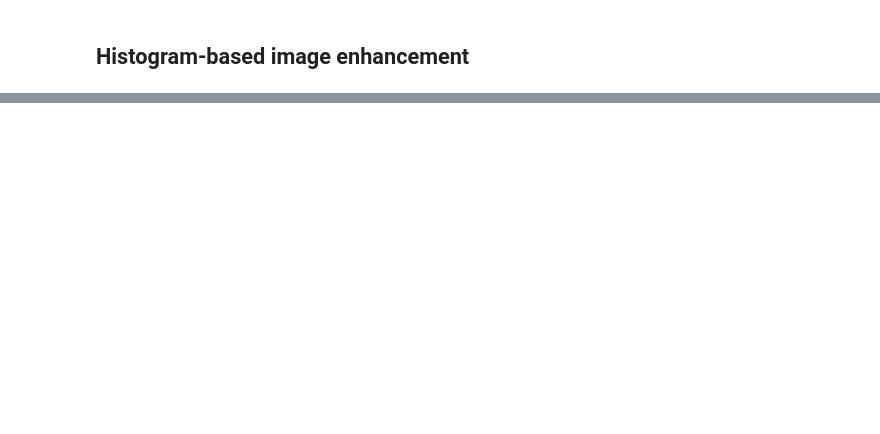
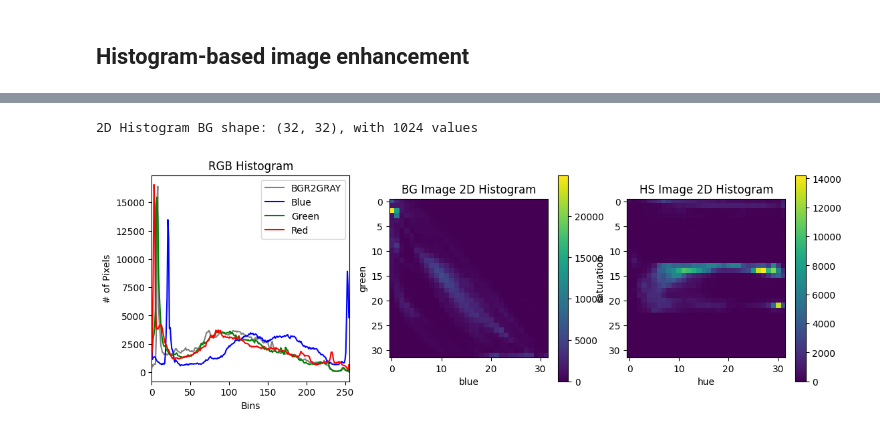
Before and after one commit to kkariste/Image-Enhancement, a Jupyter notebook: histogram_enhancement.ipynb, the cells around one changed output, grey strips where cells are left out. Drawn from its saved outputs; the diff is of its cells as text; code cells hidden in the pictures; blank space fills up the shorter version.

```diff
--- a/histogram_enhancement.ipynb
+++ b/histogram_enhancement.ipynb
@@ -72,0 +62,43 @@ plt.show()
+# %%
+# Read messi image
+messi_bgr = cv2.imread("Images/messi.jpg", cv2.IMREAD_COLOR)
+messi_gray = cv2.cvtColor(messi_bgr, cv2.COLOR_BGR2GRAY)
+messi_hsv = cv2.cvtColor(messi_bgr, cv2.COLOR_BGR2HSV)
+
+# Compute messi histogram
+# We can't plot a 3D histogram
+messi_hist2D_bg = cv2.calcHist([messi_bgr], [0,1], None, [32, 32], [0, 256, 0, 256])
+messi_gray_hist = cv2.calcHist([messi_gray], [0], None, [256], [0, 256])
+messi_hist2D_hs = cv2.calcHist([messi_hsv], [0,1], None, [32, 32], [0, 256, 0, 256])
+
+# Print the Shape of BG histogram
+print(f"2D Histogram BG shape: {messi_hist2D_bg.shape}, with {messi_hist2D_bg.flatten().shape[0]} values ")
+
+# Splitting Channels
+chans: tuple = cv2.split(messi_bgr) # Extracting every single channel b, g, r
+# Define colors and labels for plotting
+colors: list[str] = ['b', 'g', 'r']
+labels: list[str] = ["Blue", "Green", "Red"]
+
+
+# Set the figure for plotting
+plt.figure(figsize=[13,4])
+plt.subplot(131)
+plt.title("RGB Histogram")
+plt.xlabel("Bins")
+plt.ylabel("# of Pixels")
+plt.plot(messi_gray_hist, label="BGR2GRAY", color='gray')
+
+# Loop over the images channels and colors
+for (chan, color, label) in zip (chans, colors, labels):
+    # Compute current channel histogram and plot it
+    chan_hist = cv2.calcHist([chan], [0], None, [256], [0, 256])
+    plt.plot(chan_hist, color=color, label=label)
+    plt.xlim([0, 256])
+plt.legend()
+plt.subplot(132); plt.imshow(messi_hist2D_bg); plt.title("BG Image 2D Histogram"); plt.xlabel("blue"); plt.ylabel("green"); plt.colorbar(plt.imshow(messi_hist2D_bg))
+plt.subplot(133); plt.imshow(messi_hist2D_hs); plt.title("HS Image 2D Histogram"); plt.xlabel("hue"); plt.ylabel("saturation"); plt.colorbar(plt.imshow(messi_hist2D_hs))
+plt.show()
+# %% [output]
+2D Histogram BG shape: (32, 32), with 1024 values
+[figure, added]
```
Also changed, not shown: parts of 7 cells of this notebook.
